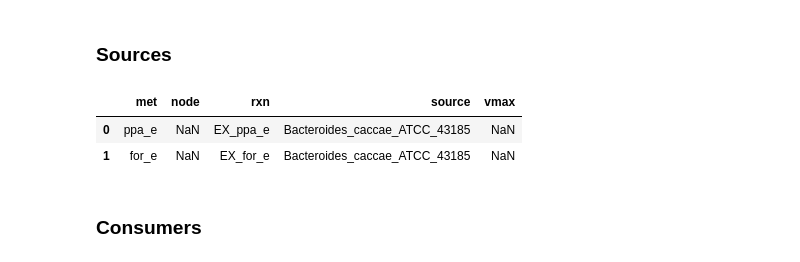
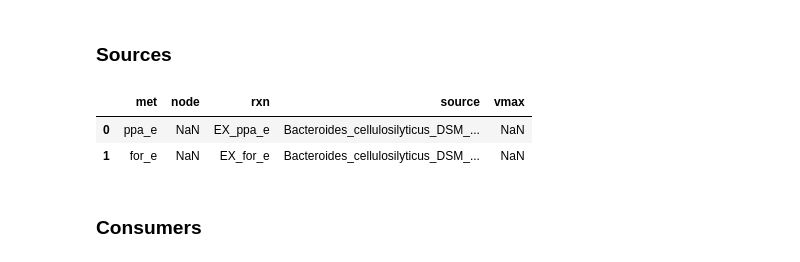
Before and after one commit to SBRG/dynamicme, a Jupyter notebook: notebooks/location/toy_location_R02.ipynb, the cells around one changed output. Saved outputs shown, nothing was run; the diff lists cells and outputs as text; code cells hidden in the pictures.

```diff
--- a/notebooks/location/toy_location_R02.ipynb
+++ b/notebooks/location/toy_location_R02.ipynb
@@ -91,5 +147,3 @@ mu: before=0.121469370222. after=0.121469370222
-# %%
-models = [B_caccae, R_torques, C_spiro]
 # %%
 for mdl in models:
     for rxn in mdl.reactions:
@@ -117,8 +183,3 @@ def exchanged_mets(mdl, cons_thresh=-0.1, secr_thresh=0.1, f_opt=1., reqd_thresh
     reqd = [m.id for k,v in iteritems(sol) if v['maximum']<=reqd_thresh for m in rxn_met_dict[k]]
     req_rxns = [k for k,v in iteritems(sol) if v['maximum']<=reqd_thresh]
     return {'secreted':secr, 'consumed':cons, 'required':reqd, 'met_rxn':met_rxn_dict, 'req_rxns':req_rxns}
-# %%
-### Required mets
-for mdl in models:
-    res = exchanged_mets(mdl, f_opt=0.1)
-    req = res['required']
@@ -145,27 +190,29 @@ req
 # %%
 rows = []
 # Cross-feed sources
 for mdl in models:
     exmets = exchanged_mets(mdl)
     mr_dict= exmets['met_rxn']
     secr = exmets['secreted']
     reqd = exmets['required']
     for met in secr:
         rxn = mr_dict[met]
         rows.append({'met':met, 'source':mdl.id, 'rxn':rxn, 'node':np.nan, 'vmax':np.nan})
 
-# Primary sources
-# each source should provide all mets to be constrained
-ex1 = exchanged_mets(R_torques)
+# Primary sources. Each source should provide all mets to be constrained
+
+#ex1 = exchanged_mets(R_torques)
+ex1 = exchanged_mets(models[0])
 for met in ex1['consumed']:
     rows.append({'met':met, 'source':'primary', 'rxn':np.nan, 'node':3, 'vmax':1})
+    rows.append({'met':met, 'source':'primary', 'rxn':np.nan, 'node':14, 'vmax':1})
 
 df_source = pd.DataFrame(rows)
 df_source.head(2)
 # %% [output]
 |  | met | node | rxn | source | vmax |
-| 0 | ppa_e | NaN | EX_ppa_e | Bacteroides_caccae_ATCC_43185 | NaN |
-| 1 | for_e | NaN | EX_for_e | Bacteroides_caccae_ATCC_43185 | NaN |
+| 0 | ppa_e | NaN | EX_ppa_e | Bacteroides_cellulosilyticus_DSM_... | NaN |
+| 1 | for_e | NaN | EX_for_e | Bacteroides_cellulosilyticus_DSM_... | NaN |
 # %% [markdown]
 ### Consumers
 # %%
```
Also changed, not shown: parts of 36 cells of this notebook, 1 other file.
